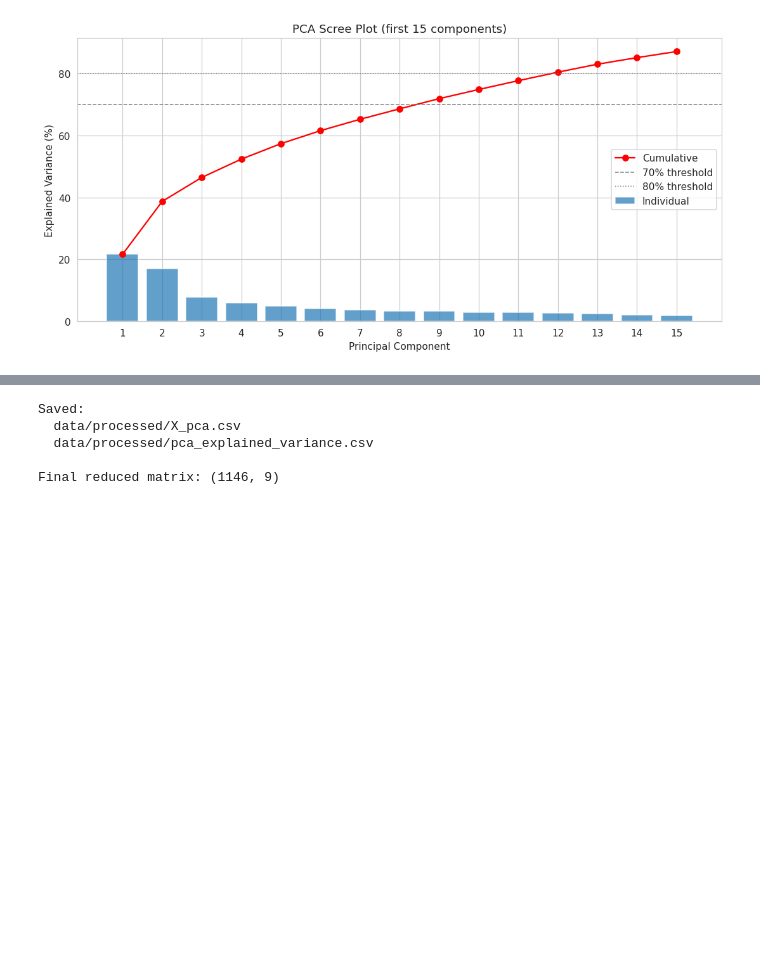
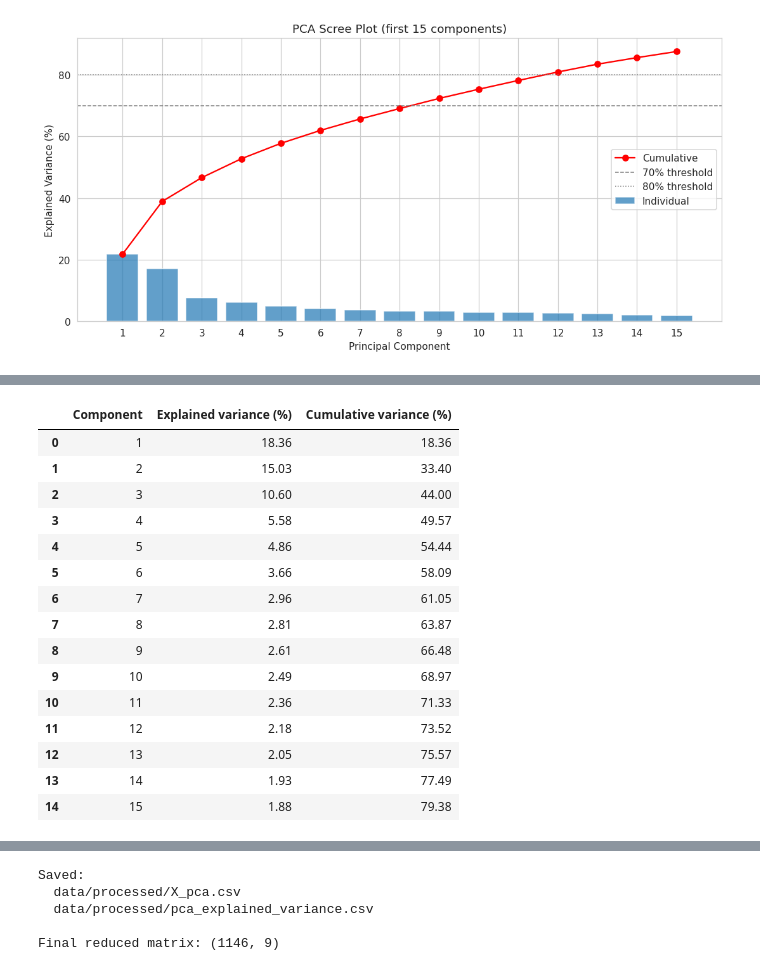
Before and after one commit to Massaquoi716/iu-unsupervisedML-caseStudy, a Jupyter notebook: notebooks/03_feature_engineering_dimensionality_reduction.ipynb, the cells around one changed output, grey strips where cells are left out. Saved outputs shown, nothing was run; the diff lists cells and outputs as text; code cells hidden in the pictures; blank space fills up the shorter version.

Commit message:
updates the notebooks with minor corrections

```diff
--- a/notebooks/03_feature_engineering_dimensionality_reduction.ipynb
+++ b/notebooks/03_feature_engineering_dimensionality_reduction.ipynb
@@ -301,0 +521,78 @@ Cumulative variance retained: 71.84%
+# %%
+
+# Cell 8e — Reproduce the original 36-feature PCA run
+#
+# Purpose:
+# Reproduce the earlier PCA result reported in the case study
+# before the previous-employer block was removed.
+#
+# This is kept separate from the final 25-feature PCA analysis.
+
+# Reload the original 36-feature matrix from Notebook 2 output.
+X_cat_original = pd.read_csv(PROCESSED / 'X_cat.csv')
+
+print("Original feature matrix shape:", X_cat_original.shape)
+
+assert X_cat_original.shape == (1146, 36), (
+    f"Expected original X_cat to have shape (1146, 36), "
+    f"but got {X_cat_original.shape}"
+)
+
+assert X_cat_original.isna().sum().sum() == 0, (
+    "Original X_cat contains NaN values."
+)
+
+non_numeric_original = X_cat_original.select_dtypes(
+    exclude=['number']
+).columns.tolist()
+
+assert len(non_numeric_original) == 0, (
+    f"Original X_cat contains non-numeric columns: "
+    f"{non_numeric_original}"
+)
+
+# Standardise the ORIGINAL 36-feature matrix.
+scaler_original = StandardScaler()
+X_original_scaled = scaler_original.fit_transform(X_cat_original)
+
+# Fit PCA using all 36 components.
+pca_original = PCA(random_state=42)
+X_original_pca = pca_original.fit_transform(X_original_scaled)
+
+original_explained = pca_original.explained_variance_ratio_
+original_cumulative = np.cumsum(original_explained)
+
+# Display the first 15 components.
+original_pca_evidence = pd.DataFrame({
+    'Component': np.arange(1, len(original_explained) + 1),
+    'Explained variance (%)': original_explained * 100,
+    'Cumulative variance (%)': original_cumulative * 100
+})
+
+print("\nOriginal 36-feature PCA:")
+display(original_pca_evidence.head(15).round(2))
+
+# Explicitly report the 11-component result.
+pc11 = original_pca_evidence[
+    original_pca_evidence['Component'] == 11
+].iloc[0]
+
+print(
+    f"\n11-component solution:"
+    f"\n  Individual PC11 variance: "
+    f"{pc11['Explained variance (%)']:.2f}%"
+    f"\n  Cumulative variance: "
+    f"{pc11['Cumulative variance (%)']:.2f}%"
+)
+
+# Save the reproducibility evidence.
+original_pca_evidence.to_csv(
+    PROCESSED / 'original_36_feature_pca_evidence.csv',
+    index=False
+)
+
+print(
+    "\nSaved: "
+    "data/processed/original_36_feature_pca_evidence.csv"
+)
+# %% [output]
@@ -301,0 +602,16 @@ Cumulative variance retained: 71.84%
+|  | Component | Explained variance (%) | Cumulative variance (%) |
+| 0 | 1 | 18.36 | 18.36 |
+| 1 | 2 | 15.03 | 33.40 |
+| 2 | 3 | 10.60 | 44.00 |
+| 3 | 4 | 5.58 | 49.57 |
+| 4 | 5 | 4.86 | 54.44 |
+| 5 | 6 | 3.66 | 58.09 |
+| 6 | 7 | 2.96 | 61.05 |
+| 7 | 8 | 2.81 | 63.87 |
+| 8 | 9 | 2.61 | 66.48 |
+| 9 | 10 | 2.49 | 68.97 |
+| 10 | 11 | 2.36 | 71.33 |
+| 11 | 12 | 2.18 | 73.52 |
+| 12 | 13 | 2.05 | 75.57 |
+| 13 | 14 | 1.93 | 77.49 |
+| 14 | 15 | 1.88 | 79.38 |
```
Also changed, not shown: parts of 10 cells of this notebook, 4 other files.
